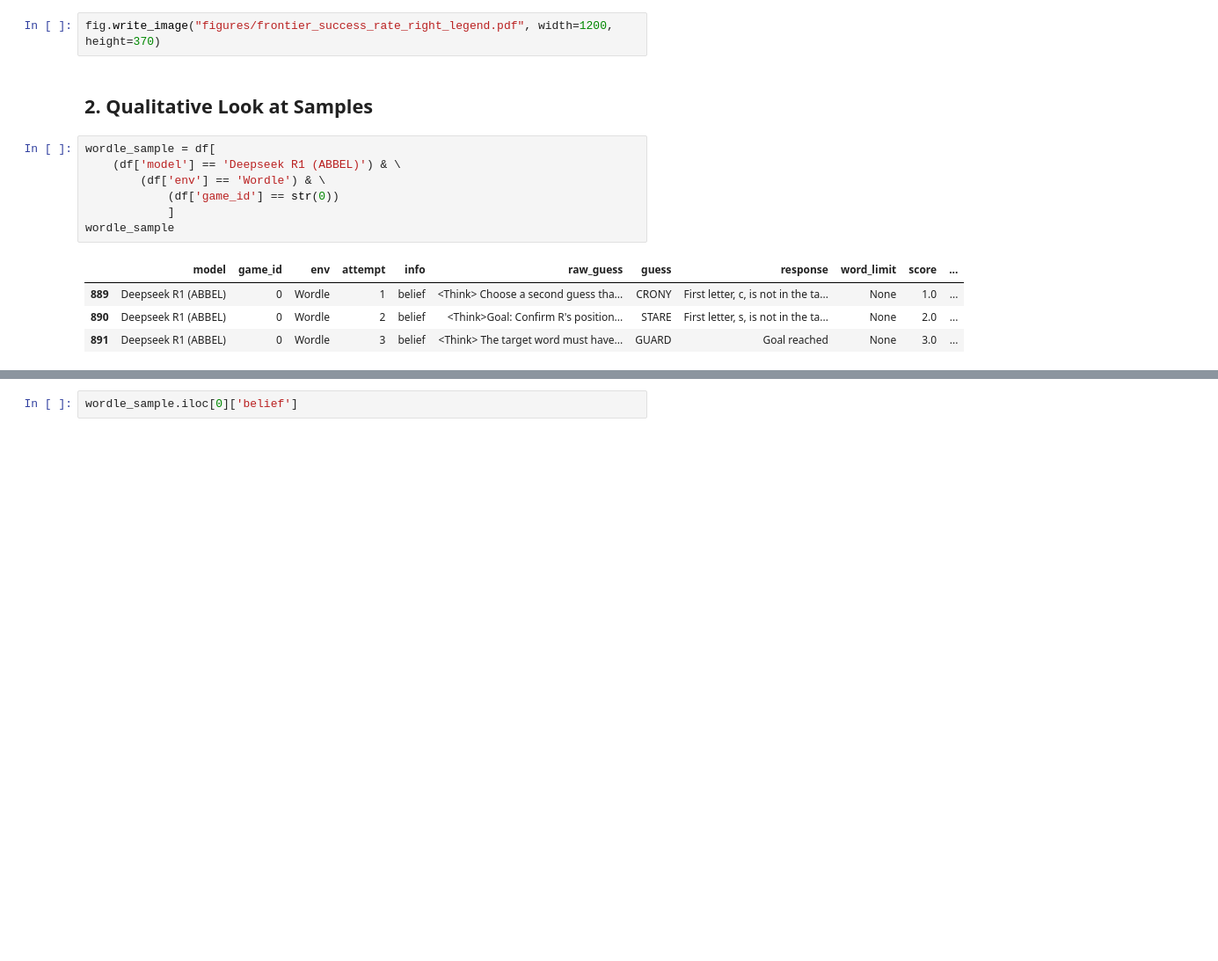
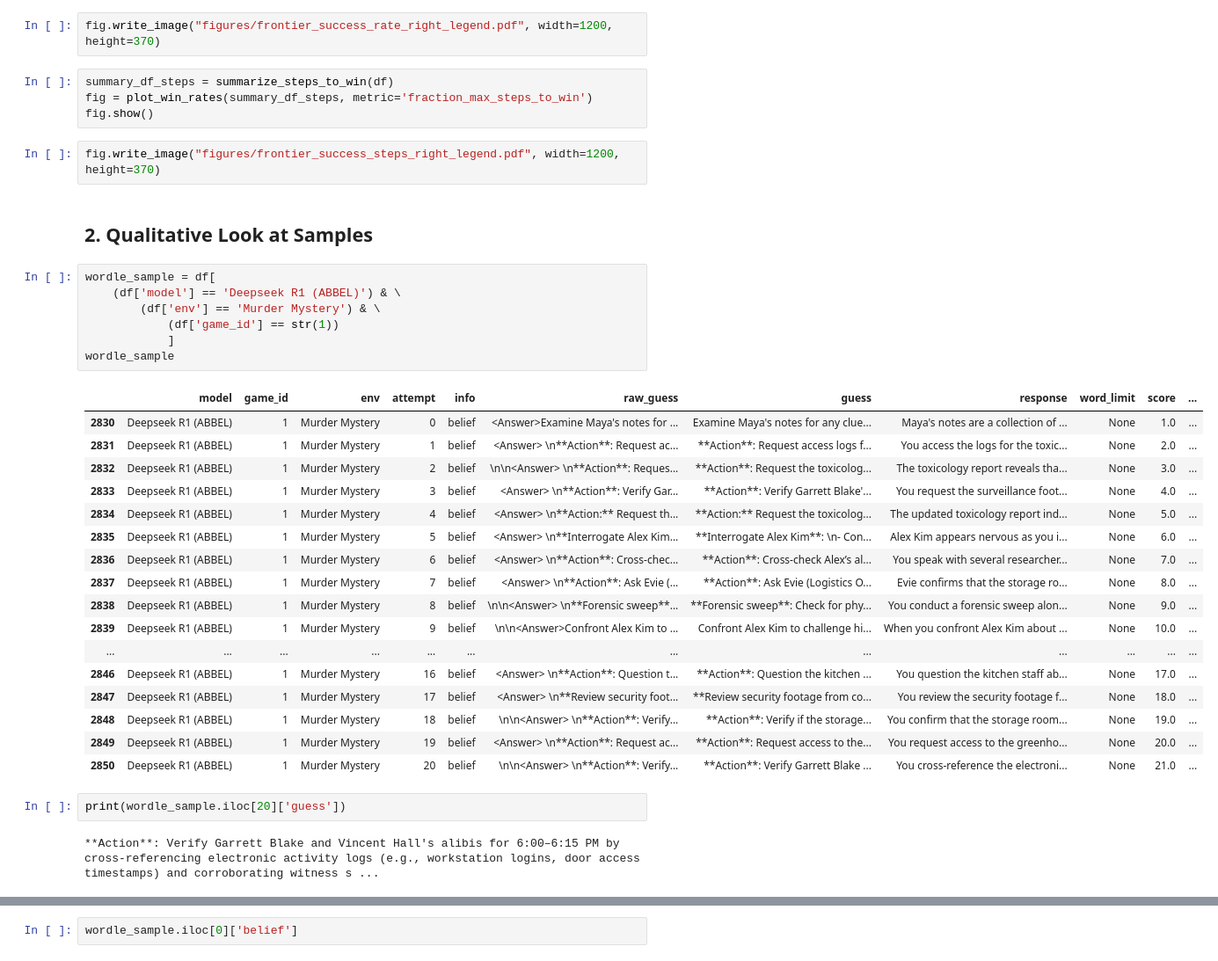
Before and after one commit to jakob-bjorner/verl, a Jupyter notebook: frontier_baselines/paprika_frontier_llms.ipynb, the cells around one changed output, grey strips where cells are left out. Shown at 88% size. Saved outputs shown, nothing was run; the diff lists cells and outputs as text; blank space fills up the shorter version.

Commit message:
plotting average number of steps to win in each environment

```diff
--- a/frontier_baselines/paprika_frontier_llms.ipynb
+++ b/frontier_baselines/paprika_frontier_llms.ipynb
@@ -498,17 +541,40 @@ fig = plot_win_rates(summary_df)
 fig.show()
 # %%
 fig.write_image("figures/frontier_success_rate_right_legend.pdf", width=1200, height=370)
+# %%
+summary_df_steps = summarize_steps_to_win(df)
+fig = plot_win_rates(summary_df_steps, metric='fraction_max_steps_to_win')
+fig.show()
+# %%
+fig.write_image("figures/frontier_success_steps_right_legend.pdf", width=1200, height=370)
 # %% [markdown]
 ## 2. Qualitative Look at Samples
 # %%
 wordle_sample = df[
     (df['model'] == 'Deepseek R1 (ABBEL)') & \
-        (df['env'] == 'Wordle') & \
-            (df['game_id'] == str(0))
+        (df['env'] == 'Murder Mystery') & \
+            (df['game_id'] == str(1))
             ]
 wordle_sample
 # %% [output]
 |  | model | game_id | env | attempt | info | raw_guess | guess | response | word_limit | score | ... |
-| 889 | Deepseek R1 (ABBEL) | 0 | Wordle | 1 | belief | <Think> Choose a second guess tha... | CRONY | First letter, c, is not in the ta... | None | 1.0 | ... |
-| 890 | Deepseek R1 (ABBEL) | 0 | Wordle | 2 | belief | <Think>Goal: Confirm R's position... | STARE | First letter, s, is not in the ta... | None | 2.0 | ... |
-| 891 | Deepseek R1 (ABBEL) | 0 | Wordle | 3 | belief | <Think> The target word must have... | GUARD | Goal reached | None | 3.0 | ... |
+| 2830 | Deepseek R1 (ABBEL) | 1 | Murder Mystery | 0 | belief | <Answer>Examine Maya's notes for ... | Examine Maya's notes for any clue... | Maya's notes are a collection of ... | None | 1.0 | ... |
+| 2831 | Deepseek R1 (ABBEL) | 1 | Murder Mystery | 1 | belief | <Answer> \n**Action**: Request ac... | **Action**: Request access logs f... | You access the logs for the toxic... | None | 2.0 | ... |
+| 2832 | Deepseek R1 (ABBEL) | 1 | Murder Mystery | 2 | belief | \n\n<Answer> \n**Action**: Reques... | **Action**: Request the toxicolog... | The toxicology report reveals tha... | None | 3.0 | ... |
+| 2833 | Deepseek R1 (ABBEL) | 1 | Murder Mystery | 3 | belief | <Answer> \n**Action**: Verify Gar... | **Action**: Verify Garrett Blake'... | You request the surveillance foot... | None | 4.0 | ... |
+| 2834 | Deepseek R1 (ABBEL) | 1 | Murder Mystery | 4 | belief | <Answer> \n**Action:** Request th... | **Action:** Request the toxicolog... | The updated toxicology report ind... | None | 5.0 | ... |
+| 2835 | Deepseek R1 (ABBEL) | 1 | Murder Mystery | 5 | belief | <Answer> \n**Interrogate Alex Kim... | **Interrogate Alex Kim**: \n- Con... | Alex Kim appears nervous as you i... | None | 6.0 | ... |
+| 2836 | Deepseek R1 (ABBEL) | 1 | Murder Mystery | 6 | belief | <Answer> \n**Action**: Cross-chec... | **Action**: Cross-check Alex’s al... | You speak with several researcher... | None | 7.0 | ... |
+| 2837 | Deepseek R1 (ABBEL) | 1 | Murder Mystery | 7 | belief | <Answer> \n**Action**: Ask Evie (... | **Action**: Ask Evie (Logistics O... | Evie confirms that the storage ro... | None | 8.0 | ... |
+| 2838 | Deepseek R1 (ABBEL) | 1 | Murder Mystery | 8 | belief | \n\n<Answer> \n**Forensic sweep**... | **Forensic sweep**: Check for phy... | You conduct a forensic sweep alon... | None | 9.0 | ... |
+| 2839 | Deepseek R1 (ABBEL) | 1 | Murder Mystery | 9 | belief | \n\n<Answer>Confront Alex Kim to ... | Confront Alex Kim to challenge hi... | When you confront Alex Kim about ... | None | 10.0 | ... |
+| ... | ... | ... | ... | ... | ... | ... | ... | ... | ... | ... | ... |
+| 2846 | Deepseek R1 (ABBEL) | 1 | Murder Mystery | 16 | belief | <Answer> \n**Action**: Question t... | **Action**: Question the kitchen ... | You question the kitchen staff ab... | None | 17.0 | ... |
+| 2847 | Deepseek R1 (ABBEL) | 1 | Murder Mystery | 17 | belief | <Answer> \n**Review security foot... | **Review security footage from co... | You review the security footage f... | None | 18.0 | ... |
+| 2848 | Deepseek R1 (ABBEL) | 1 | Murder Mystery | 18 | belief | \n\n<Answer> \n**Action**: Verify... | **Action**: Verify if the storage... | You confirm that the storage room... | None | 19.0 | ... |
+| 2849 | Deepseek R1 (ABBEL) | 1 | Murder Mystery | 19 | belief | <Answer> \n**Action**: Request ac... | **Action**: Request access to the... | You request access to the greenho... | None | 20.0 | ... |
+| 2850 | Deepseek R1 (ABBEL) | 1 | Murder Mystery | 20 | belief | \n\n<Answer> \n**Action**: Verify... | **Action**: Verify Garrett Blake ... | You cross-reference the electroni... | None | 21.0 | ... |
+# %%
+print(wordle_sample.iloc[20]['guess'])
+# %% [output]
+**Action**: Verify Garrett Blake and Vincent Hall's alibis for 6:00–6:15 PM by cross-referencing electronic activity logs (e.g., workstation logins, door access timestamps) and corroborating witness s ...
```
Also changed, not shown: parts of 18 cells of this notebook, 1 other file.
